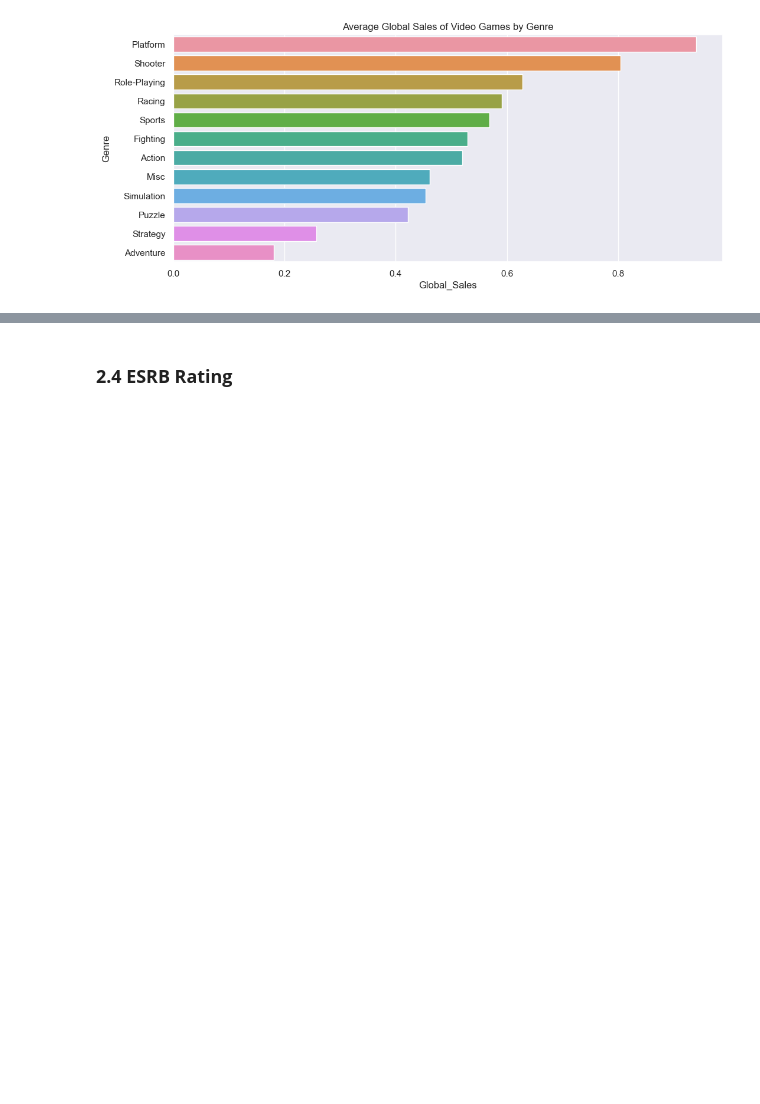
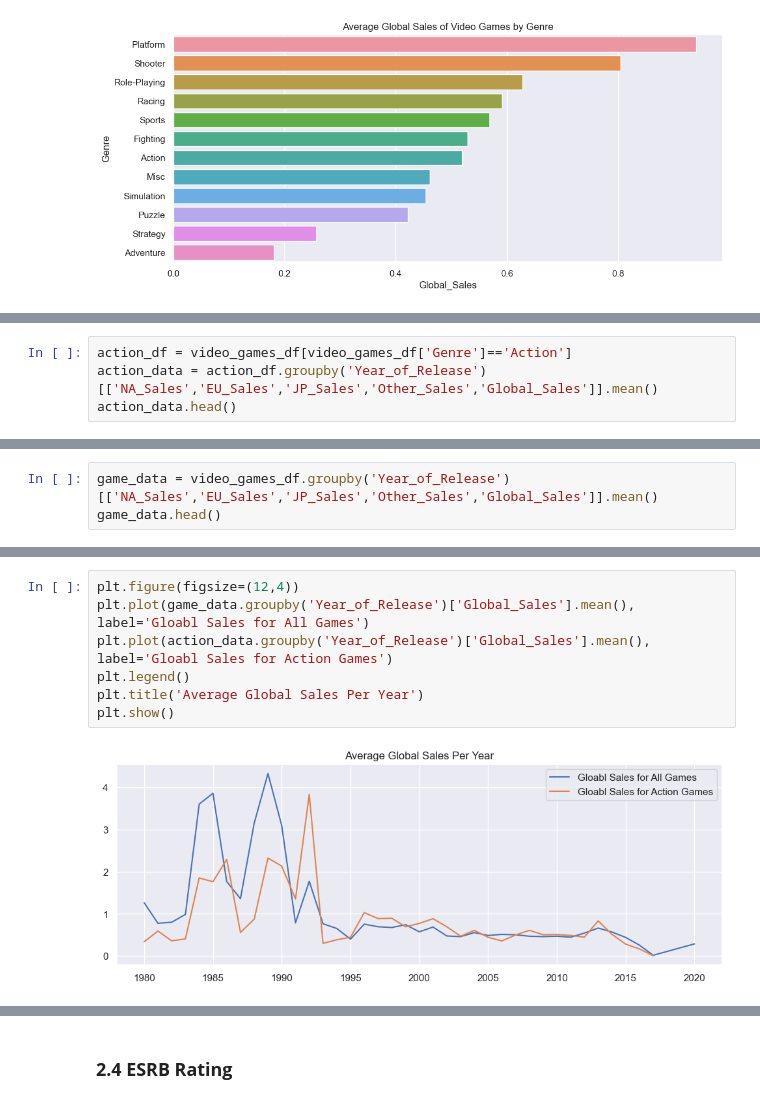
Before and after one commit to skalenjr/Video-Games-Sales-Analysis, a Jupyter notebook: VideoGames.ipynb, the cells around one changed output, grey strips where cells are left out. Cells and saved outputs as stored; diff of their text form; blank space fills up the shorter version.

```diff
--- a/VideoGames.ipynb
+++ b/VideoGames.ipynb
@@ -427,0 +434,4 @@ plt.show()
+# %%
+action_df = video_games_df[video_games_df['Genre']=='Action']
+action_data = action_df.groupby('Year_of_Release')[['NA_Sales','EU_Sales','JP_Sales','Other_Sales','Global_Sales']].mean()
+action_data.head()
@@ -427,0 +446,3 @@ plt.show()
+# %%
+game_data = video_games_df.groupby('Year_of_Release')[['NA_Sales','EU_Sales','JP_Sales','Other_Sales','Global_Sales']].mean()
+game_data.head()
@@ -427,0 +457,9 @@ plt.show()
+# %%
+plt.figure(figsize=(12,4))
+plt.plot(game_data.groupby('Year_of_Release')['Global_Sales'].mean(), label='Gloabl Sales for All Games')
+plt.plot(action_data.groupby('Year_of_Release')['Global_Sales'].mean(), label='Gloabl Sales for Action Games')
+plt.legend()
+plt.title('Average Global Sales Per Year')
+plt.show()
+# %% [output]
+[figure, added]
```
Also changed, not shown: parts of 30 cells of this notebook, 2 other files.
